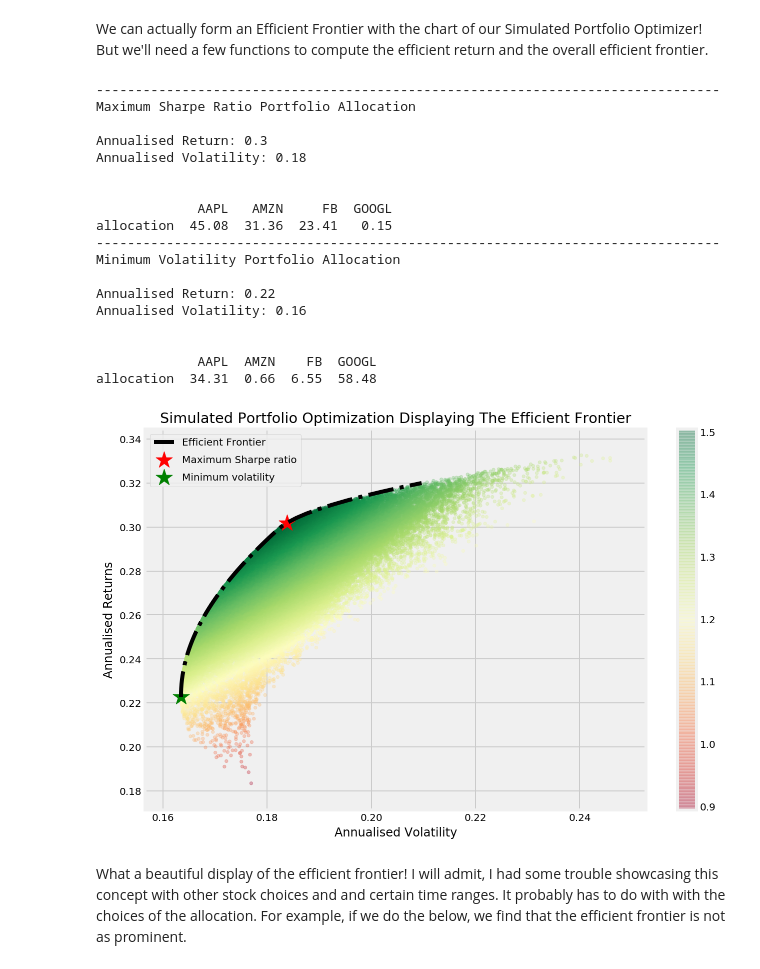
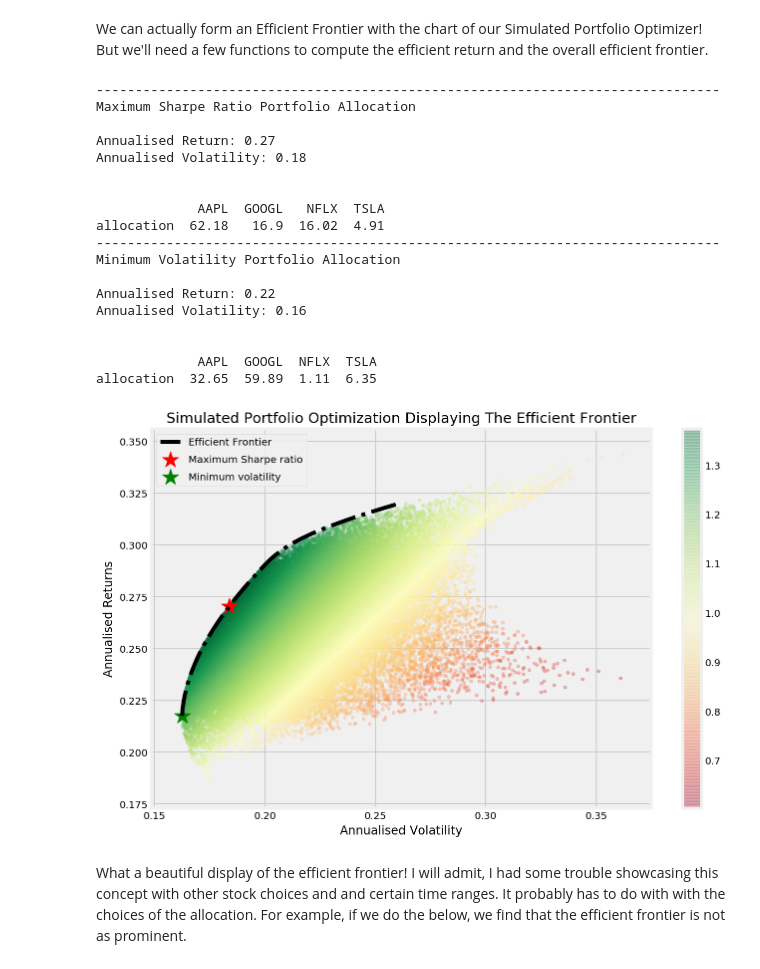
Before and after one commit to AashinShazar/TradingML, a Jupyter notebook: PortfolioOptimizer/PortfolioOptimizer .ipynb, the cells around one changed output. Drawn from its saved outputs; the diff is of its cells as text; code cells hidden in the pictures.

Commit message:
Finished basic portfolio optimizer

```diff
--- a/PortfolioOptimizer/PortfolioOptimizer .ipynb
+++ b/PortfolioOptimizer/PortfolioOptimizer .ipynb
@@ -28,7 +22,7 @@ np.random.seed(777)
 # %% [markdown]
 For this project, we will be leveraging quandl and its free API service to retrieve stock information. AlphaVantage's API was helpful in the previous project but it had some limitations regarding accessing data information and setting data ranges. So we will use quandl's service moving forward.
 # %%
-stocks = ['AAPL','AMZN','GOOGL','FB']
+stocks = ['TSLA','GOOGL','AAPL','NFLX']
 data = quandl.get_table('WIKI/PRICES', ticker = stocks,
                         qopts = { 'columns': ['date', 'ticker', 'adj_close'] },
                         date = { 'gte': '2016-1-1', 'lte': '2017-12-31' }, paginate=True)
@@ -118,7 +123,7 @@ Now let's start assigning the data. Some key things stand out:
 dailyReturns = table.pct_change()
 meanDailyReturns = dailyReturns.mean()
 covMatrix = dailyReturns.cov()
-numPortfolios = 100009
+numPortfolios = 10000
 riskFreeRate = 0.0178
 # %% [markdown]
 ### Display Randomly Allocated Portfolio
@@ -278,25 +285,25 @@ def efficientFrontierRandomPortfolio(meanDailyReturns, covMatrix, numPortfolios,
 # %%
-efficientFrontierRandomPortfolio(meanDailyReturns, covMatrix, numPortfolios, riskFreeRate)
+efficientFrontierRandomPortfolio(meanDailyReturns, covMatrix, numPortfolios, riskFreeRate, printOnly=False,graphOnly=False)
 # %% [output]
 --------------------------------------------------------------------------------
 Maximum Sharpe Ratio Portfolio Allocation
 
-Annualised Return: 0.3
+Annualised Return: 0.27
 Annualised Volatility: 0.18
 
 
-             AAPL   AMZN     FB  GOOGL
-allocation  45.08  31.36  23.41   0.15
+             AAPL  GOOGL   NFLX  TSLA
+allocation  62.18   16.9  16.02  4.91
 --------------------------------------------------------------------------------
 Minimum Volatility Portfolio Allocation
 
 Annualised Return: 0.22
 Annualised Volatility: 0.16
 
 
-             AAPL  AMZN    FB  GOOGL
-allocation  34.31  0.66  6.55  58.48
+             AAPL  GOOGL  NFLX  TSLA
+allocation  32.65  59.89  1.11  6.35
-[figure, old version]
+[figure, new version]
 # %% [markdown]
 What a beautiful display of the efficient frontier! I will admit, I had some trouble showcasing this concept with other stock choices and and certain time ranges. It probably has to do with with the choices of the allocation. For example, if we do the below, we find that the efficient frontier is not as prominent.
 # %%
```
Also changed, not shown: parts of 30 cells of this notebook.
